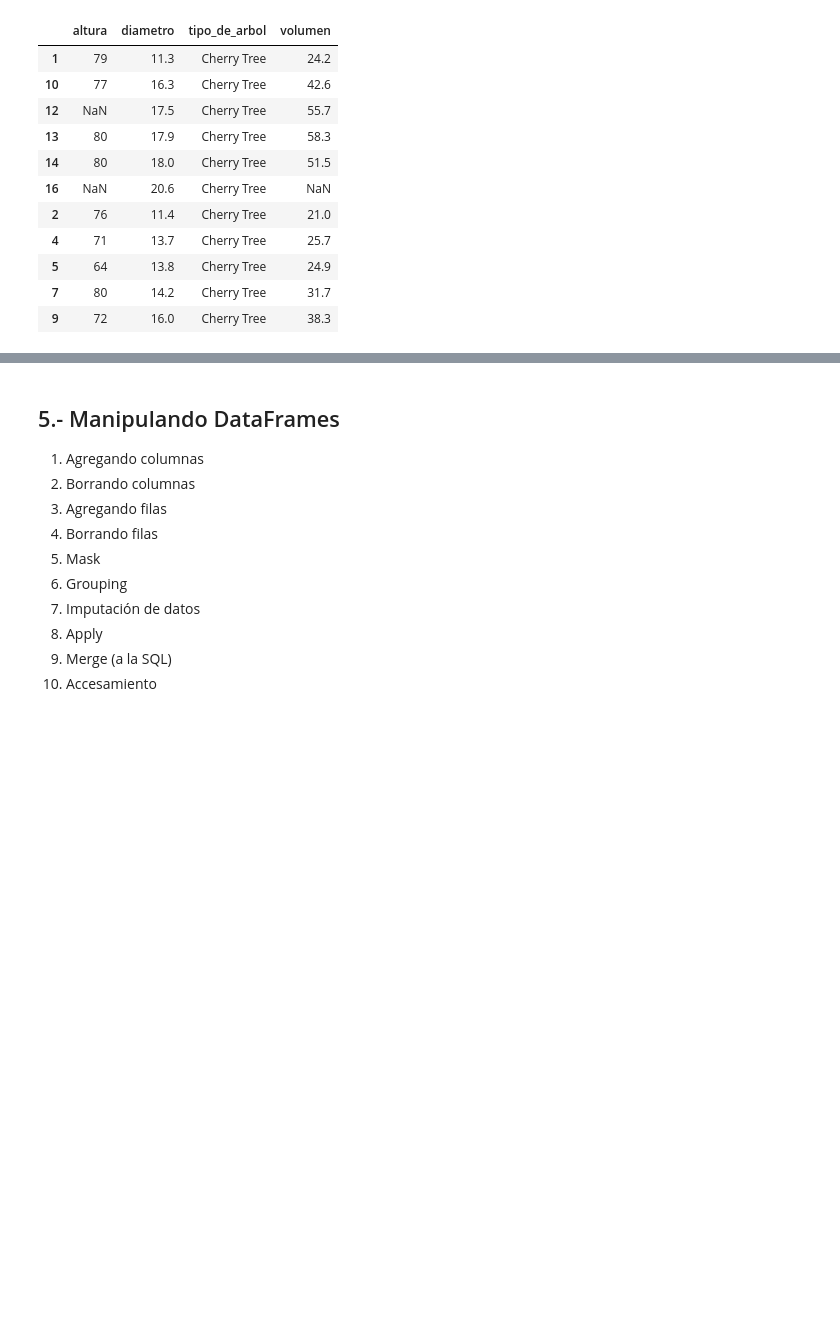
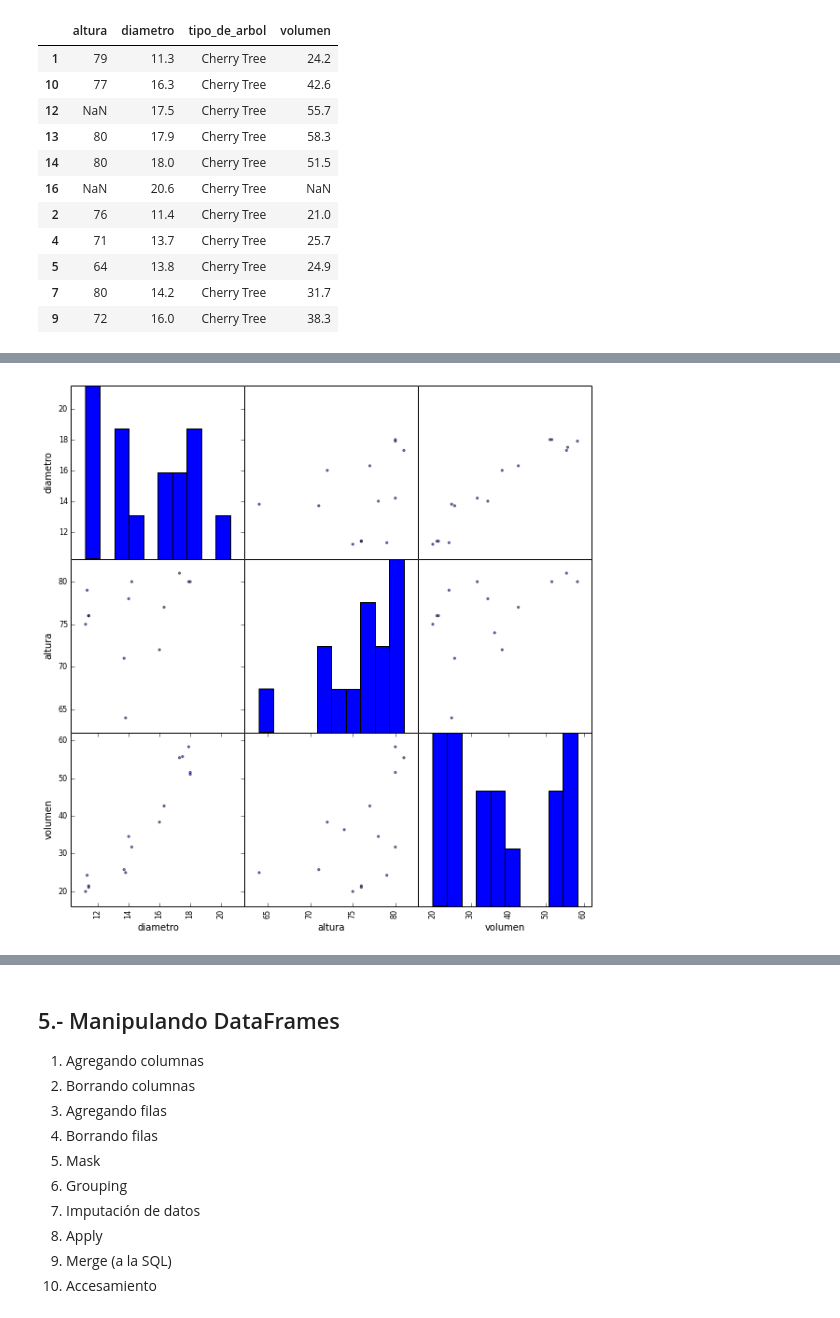
Before and after one commit to usantamaria/ipynb_para_docencia, a Jupyter notebook: 09_libreria_pandas/pandas.ipynb, the cells around one changed output, grey strips where cells are left out. Drawn from its saved outputs; the diff is of its cells as text; code cells hidden in the pictures; blank space fills up the shorter version.

```diff
--- a/09_libreria_pandas/pandas.ipynb
+++ b/09_libreria_pandas/pandas.ipynb
@@ -282,6 +437,8 @@ plt.show()
 # %%
 from matplotlib import pyplot as plt
-pd.scatter_matrix(df, figsize=(8,8), range_padding=0.2)
+pd.scatter_matrix(df, figsize=(10,10), range_padding=0.2)
 plt.show()
+# %% [output]
+[figure, added]
 # %%
 df.tipo_de_arbol.value_counts()
```
Also changed, not shown: parts of 110 cells of this notebook.
